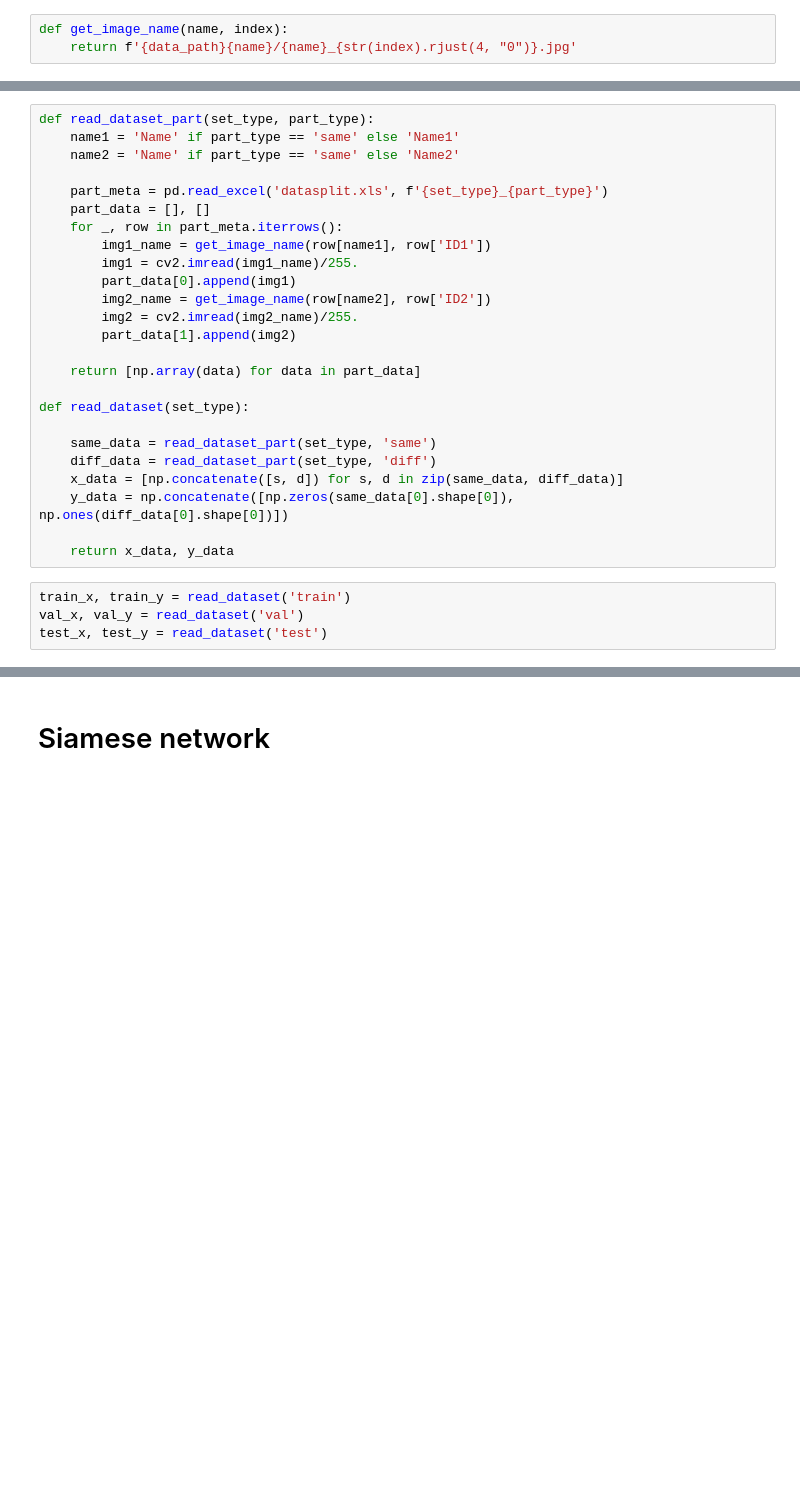
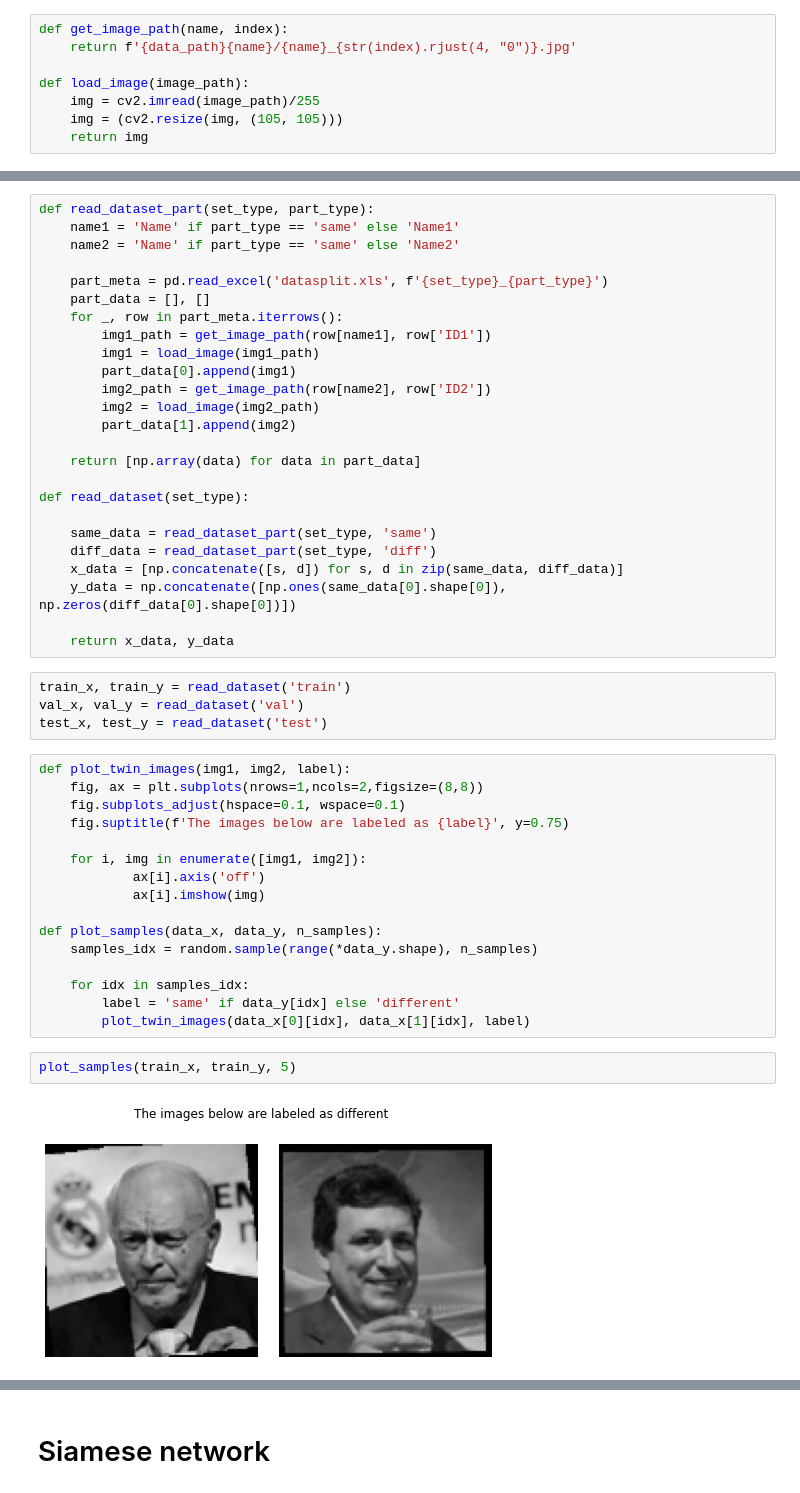
Before and after one commit to Naorko/lfw-siamese-tf, a Jupyter notebook: facial_recognition.ipynb, the cells around one changed output, grey strips where cells are left out. Cells and saved outputs as stored; diff of their text form; blank space fills up the shorter version.

```diff
--- a/facial_recognition.ipynb
+++ b/facial_recognition.ipynb
@@ -44,3 +39,8 @@ data_path = 'lfw2/lfw2/'
 # %%
-def get_image_name(name, index):
+def get_image_path(name, index):
     return f'{data_path}{name}/{name}_{str(index).rjust(4, "0")}.jpg'
+
+def load_image(image_path):
+    img = cv2.imread(image_path)/255
+    img = (cv2.resize(img, (105, 105)))
+    return img
@@ -68,11 +52,11 @@ def read_dataset_part(set_type, part_type):
     part_meta = pd.read_excel('datasplit.xls', f'{set_type}_{part_type}')
     part_data = [], []
     for _, row in part_meta.iterrows():
-        img1_name = get_image_name(row[name1], row['ID1'])
-        img1 = cv2.imread(img1_name)/255.
+        img1_path = get_image_path(row[name1], row['ID1'])
+        img1 = load_image(img1_path)
         part_data[0].append(img1)
-        img2_name = get_image_name(row[name2], row['ID2'])
-        img2 = cv2.imread(img2_name)/255.
+        img2_path = get_image_path(row[name2], row['ID2'])
+        img2 = load_image(img2_path)
         part_data[1].append(img2)
 
     return [np.array(data) for data in part_data]
@@ -82,10 +66,30 @@ def read_dataset(set_type):
     same_data = read_dataset_part(set_type, 'same')
     diff_data = read_dataset_part(set_type, 'diff')
     x_data = [np.concatenate([s, d]) for s, d in zip(same_data, diff_data)]
-    y_data = np.concatenate([np.zeros(same_data[0].shape[0]), np.ones(diff_data[0].shape[0])])
+    y_data = np.concatenate([np.ones(same_data[0].shape[0]), np.zeros(diff_data[0].shape[0])])
 
     return x_data, y_data
 # %%
 train_x, train_y = read_dataset('train')
 val_x, val_y = read_dataset('val')
 test_x, test_y = read_dataset('test')
+# %%
+def plot_twin_images(img1, img2, label):
+    fig, ax = plt.subplots(nrows=1,ncols=2,figsize=(8,8))
+    fig.subplots_adjust(hspace=0.1, wspace=0.1)
+    fig.suptitle(f'The images below are labeled as {label}', y=0.75)
+
+    for i, img in enumerate([img1, img2]):
+            ax[i].axis('off')
+            ax[i].imshow(img)
+
+def plot_samples(data_x, data_y, n_samples):
+    samples_idx = random.sample(range(*data_y.shape), n_samples)
+
+    for idx in samples_idx:
+        label = 'same' if data_y[idx] else 'different'
+        plot_twin_images(data_x[0][idx], data_x[1][idx], label)
+# %%
+plot_samples(train_x, train_y, 5)
+# %% [output]
+[figure, added]
```
Also changed, not shown: parts of 17 cells of this notebook.
